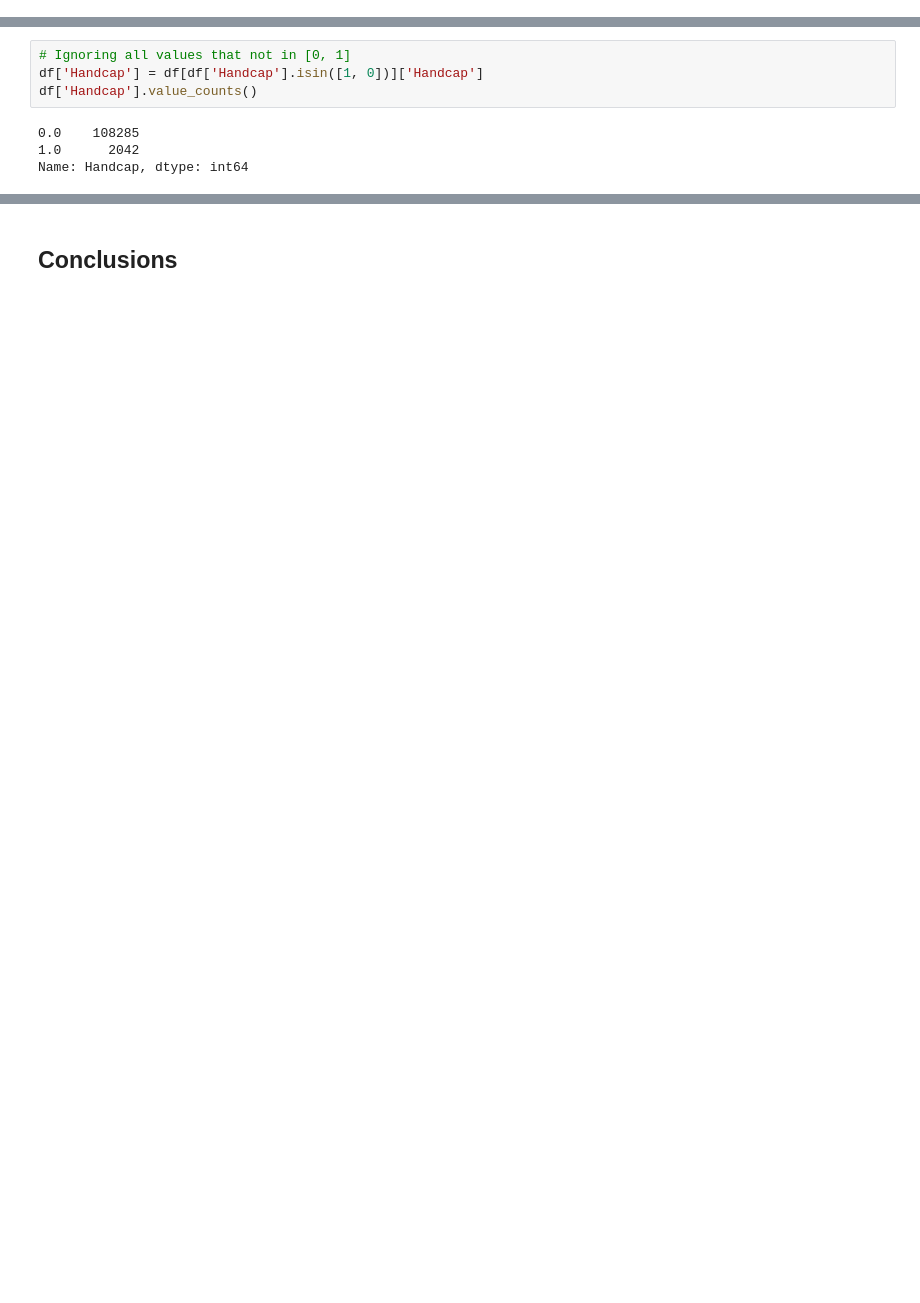
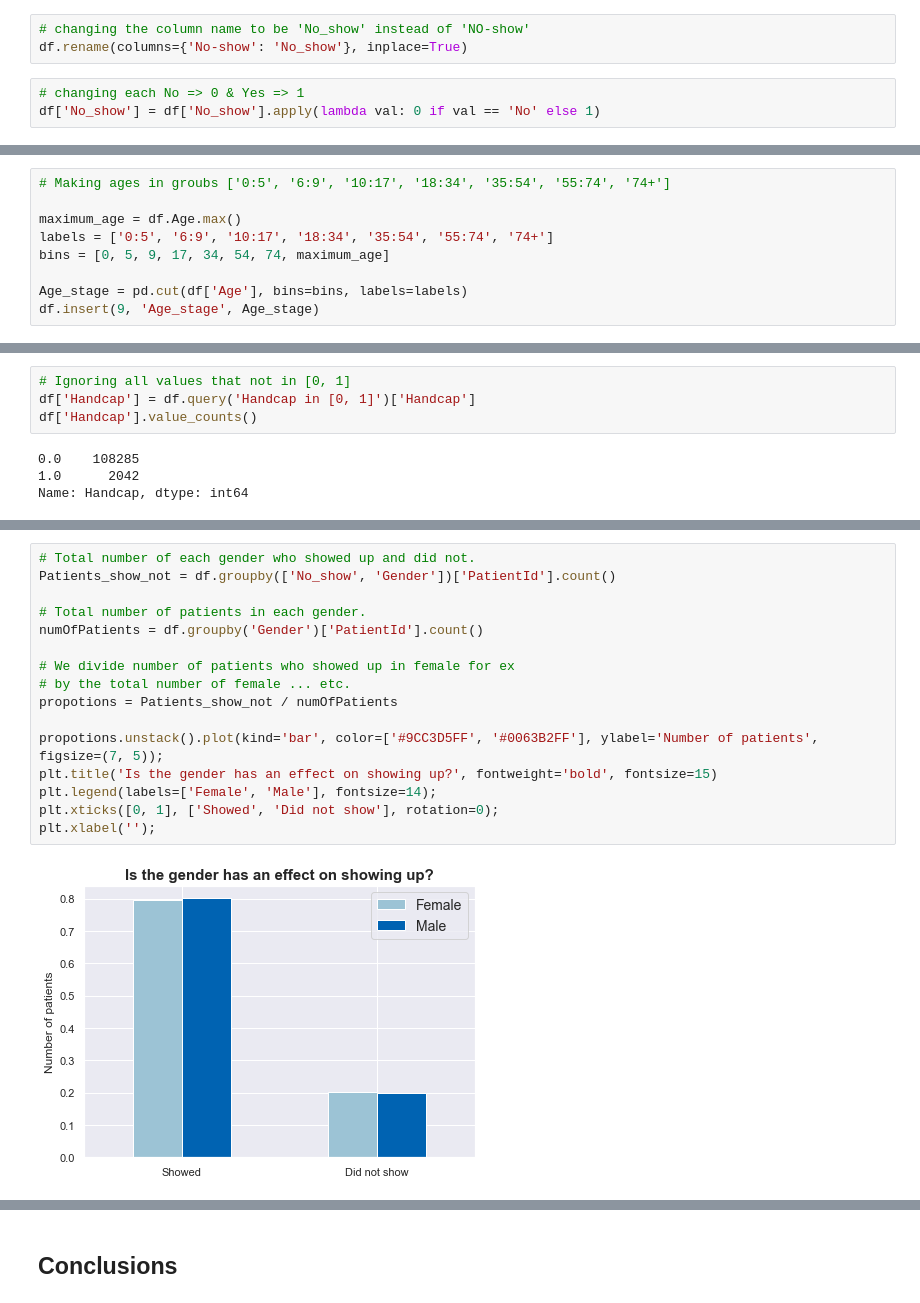
Before and after one commit to mo7amed7assan1911/Medical-Appointment-No-Shows, a Jupyter notebook: Investigate_a_Dataset.ipynb, the cells around one changed output, grey strips where cells are left out. Cells and saved outputs as stored; diff of their text form; blank space fills up the shorter version.

Commit message:
EDA for gender, age and SMS recieving

```diff
--- a/Investigate_a_Dataset.ipynb
+++ b/Investigate_a_Dataset.ipynb
@@ -331,13 +328,28 @@ df['Scheduled_Day'] = df.ScheduledDay.dt.day_name()
+# %%
+# changing the column name to be 'No_show' instead of 'NO-show'
+df.rename(columns={'No-show': 'No_show'}, inplace=True)
+# %%
+# changing each No => 0 & Yes => 1
+df['No_show'] = df['No_show'].apply(lambda val: 0 if val == 'No' else 1)
 # %% [markdown]
 > Cleaning and Editign **Age** column.
 # %%
 # Ignoring any invalid ages' rows.
 df = df[df['Age'] >= 0]
+# %%
+# Making ages in groubs ['0:5', '6:9', '10:17', '18:34', '35:54', '55:74', '74+']
+
+maximum_age = df.Age.max()
+labels = ['0:5', '6:9', '10:17', '18:34', '35:54', '55:74', '74+']
+bins = [0, 5, 9, 17, 34, 54, 74, maximum_age]
+
+Age_stage = pd.cut(df['Age'], bins=bins, labels=labels)
+df.insert(9, 'Age_stage', Age_stage)
 # %% [markdown]
 > Cleaning and Editing **Handcap** column.
 # %%
 # Ignoring all values that not in [0, 1]
-df['Handcap'] = df[df['Handcap'].isin([1, 0])]['Handcap']
+df['Handcap'] = df.query('Handcap in [0, 1]')['Handcap']
 df['Handcap'].value_counts()
 # %% [output]
 0.0    108285
@@ -364,0 +365,18 @@ df.groupby(['No-show', 'Gender'], as_index=False)['PatientId'].count()
+# %%
+# Total number of each gender who showed up and did not.
+Patients_show_not = df.groupby(['No_show', 'Gender'])['PatientId'].count()
+
+# Total number of patients in each gender.
+numOfPatients = df.groupby('Gender')['PatientId'].count()
+
+# We divide number of patients who showed up in female for ex
+# by the total number of female ... etc.
+propotions = Patients_show_not / numOfPatients
+
+propotions.unstack().plot(kind='bar', color=['#9CC3D5FF', '#0063B2FF'], ylabel='Number of patients', figsize=(7, 5));
+plt.title('Is the gender has an effect on showing up?', fontweight='bold', fontsize=15)
+plt.legend(labels=['Female', 'Male'], fontsize=14);
+plt.xticks([0, 1], ['Showed', 'Did not show'], rotation=0);
+plt.xlabel('');
+# %% [output]
+[figure, added]
```
Also changed, not shown: parts of 39 cells of this notebook.
